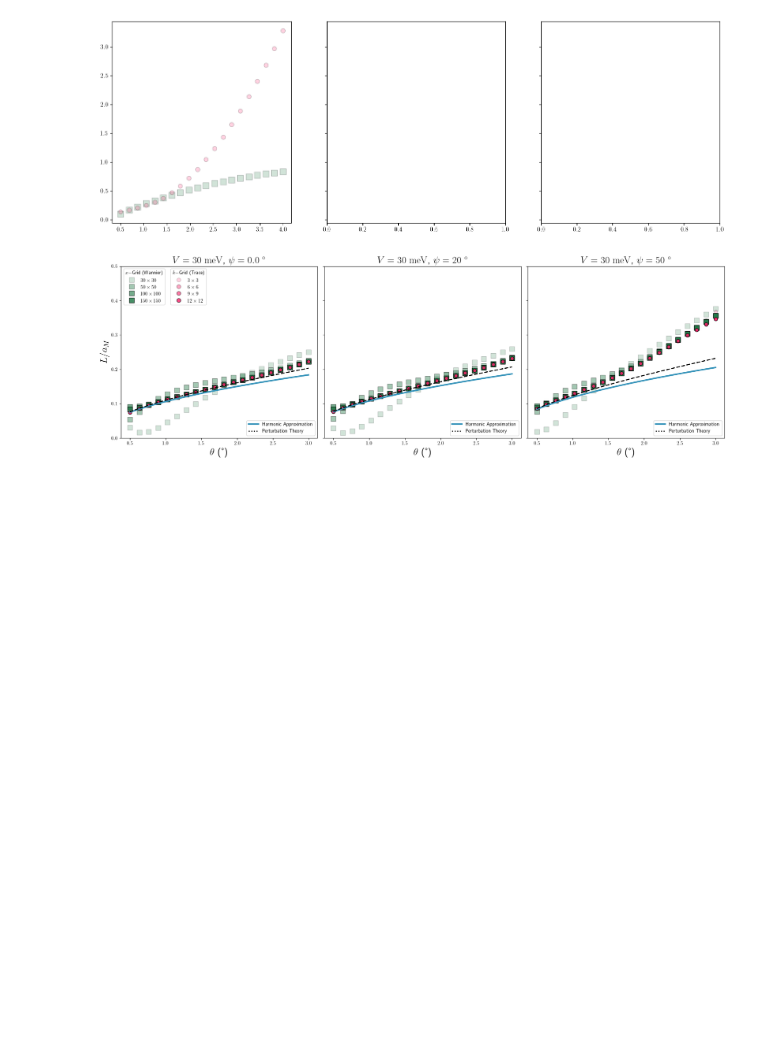
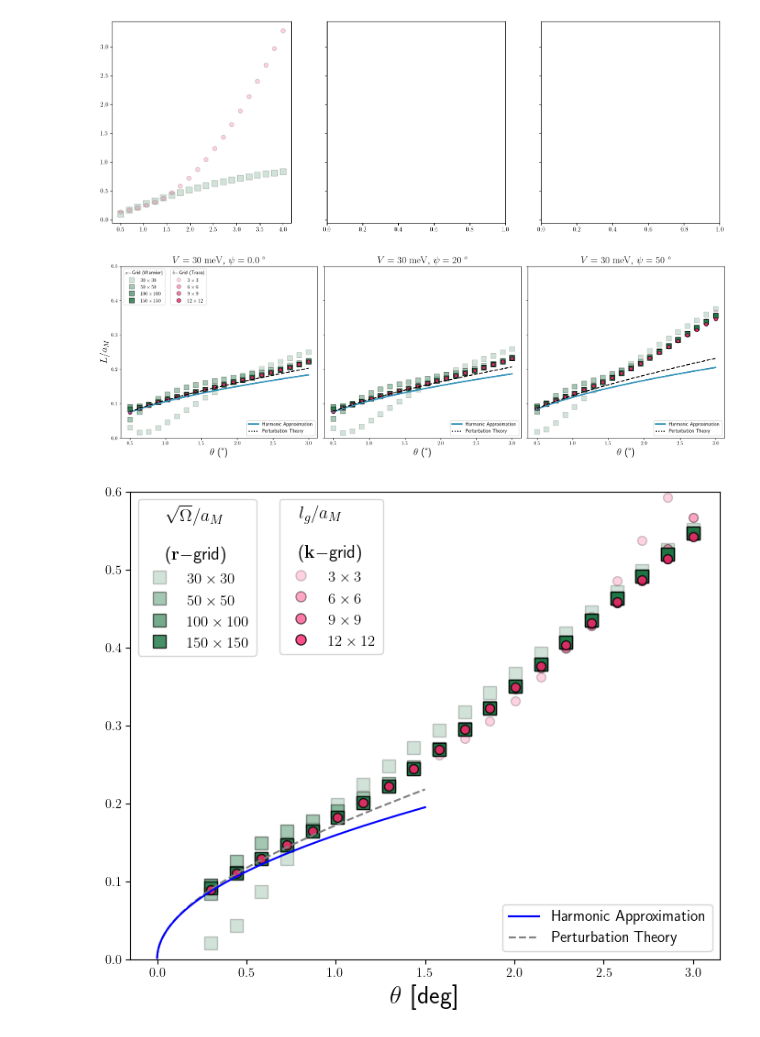
Before and after one commit to sanhq17/moire_heterobilayers, a Jupyter notebook: notebooks/lengths.ipynb, the cells around one changed output. Saved outputs shown, nothing was run; the diff lists cells and outputs as text; code cells hidden in the pictures; blank space fills up the shorter version.

```diff
--- a/notebooks/lengths.ipynb
+++ b/notebooks/lengths.ipynb
@@ -429,3 +429,99 @@ plt.savefig("plots/spread_vs_theta.pdf", dpi=300, bbox_inches='tight')
 plt.show()
 # %% [output]
 [figure]
+# %%
+sys.n_shells = 10
+sys.V = 6.6
+sys.psi_deg = 26.0
+thetas = np.linspace(0.3, 3.0, 20)
+thetas2 = np.logspace(-4, np.log10(1.5), 1000)
+aMs0 = sys.a0 / (2 * np.sin(np.radians(thetas / 2)))
+aMs = sys.a0 / (2 * np.sin(np.radians(thetas2 / 2)))
+
+scale_W = 6.0
+
+NxR = 100
+NyR = 100
+
+NxK = 15
+NyK = 15
+
+k_res = [3, 6, 9, 12]
+k_alpha = [0.2, 0.4, 0.6, 0.8]
+x_res = [30, 50, 100, 150]
+x_alpha = [0.2, 0.4, 0.6, 0.8]
+
+sys.psi_deg = 26
+
+fig, ax = plt.subplots(1, 1, figsize=(7, 6))
+
+for resx, resk, alphax, alphak in tqdm(zip(x_res, k_res, x_alpha, k_alpha)):
+    rW_values = []
+    l0_valuesH = []
+    for th in thetas:
+        sys.theta_deg = th
+
+        x = np.linspace(-scale_W * sys.aM, scale_W * sys.aM, resx)
+        y = np.linspace(-scale_W * sys.aM, scale_W * sys.aM, resx)
+        X, Y = np.meshgrid(x, y)
+        k_points = sys.mesh_k_unit_cell(Nx=15, Ny=15)
+
+        fun = lambda xx, yy: xx**2 + yy**2
+        rW = np.sqrt(sys.integrate_wannier(fun, X, Y, k_points))
+        rW_values.append(rW)
+
+        integral = sys.integrate_trace(Nx=resk, Ny=resk)
+        l0 = np.sqrt(integral)
+        l0_valuesH.append(l0)
+
+    ax.scatter(thetas, np.array(rW_values) / aMs0, facecolors='#197340', edgecolors='k',
+                s=100, marker='s', alpha=alphax)
+    ax.scatter(thetas, np.array(l0_valuesH) / aMs0, facecolors='#FF216B', edgecolors='k',
+                s=50, alpha=alphak)
+
+ax.plot(thetas2, utils.spread_perturbation(aMs, sys.V, sys.psi) / aMs, '--',
+        label='Perturbation theory', color='gray', linewidth=1.5)
+ax.plot(thetas2, utils.spread_harmonic_approx(aMs, sys.V, sys.psi) / aMs,
+        label='Harmonic Approximation', color='blue', linewidth=1.5)
+
+legend_x_handles = [
+    Line2D([0], [0], marker='s', color='w', label=rf'${resx} \times {resx}$',
+            markerfacecolor='#197340', markeredgecolor='k',
+            markersize=10, alpha=alphax)
+    for resx, alphax in zip(x_res, x_alpha)
+]
+legend_k_handles = [
+    Line2D([0], [0], marker='o', color='w', label=rf'${resk} \times {resk}$',
+            markerfacecolor='#FF216B', markeredgecolor='k',
+            markersize=8, alpha=alphak)
+    for resk, alphak in zip(k_res, k_alpha)
+]
+
+# leg_x = ax.legend(handles=legend_x_handles, title=r'$x-$Grid',
+#                   fontsize=10, title_fontsize=10, loc='upper left')
+# leg_k = ax.legend(handles=legend_k_handles, title=r'$k-$Grid',
+#                   fontsize=10, title_fontsize=10, loc='center right')
+# ax.add_artist(leg_x)
+leg_x = ax.legend(handles=legend_x_handles, title=r"$\sqrt{\Omega}/a_M$" +"\n\n" + r"($\mathbf{r}-$grid)",
+            fontsize=12, title_fontsize=14,
+            loc='upper left', bbox_to_anchor=(0, 1))
+leg_k = ax.legend(handles=legend_k_handles, title=r"$l_g/a_M$" + "\n\n" + r"($\mathbf{k}-$grid)",
+                fontsize=12, title_fontsize=14,
+                loc='upper left', bbox_to_anchor=(0.24, 1))
+ax.add_artist(leg_x)
+
+# --- Line legend on every subplot ---
+leg_lines = ax.legend(handles=[
+    Line2D([0], [0], color='blue', linewidth=1.5, label='Harmonic Approximation'),
+    Line2D([0], [0], color='gray', linewidth=1.5, linestyle='--', label='Perturbation Theory'),
+], fontsize=12, loc='lower right')
+
+ax.add_artist(leg_k)
+ax.set_xlabel(r"$\theta$ [deg]", fontsize=20)
+ax.set_ylim([0.0, .6])
+
+plt.tight_layout()
+plt.savefig("plots/wannier_single_band.pdf", dpi=300, bbox_inches='tight')
+plt.show()
+# %% [output]
+[figure, added]
```
Also changed, not shown: 14 other files.
